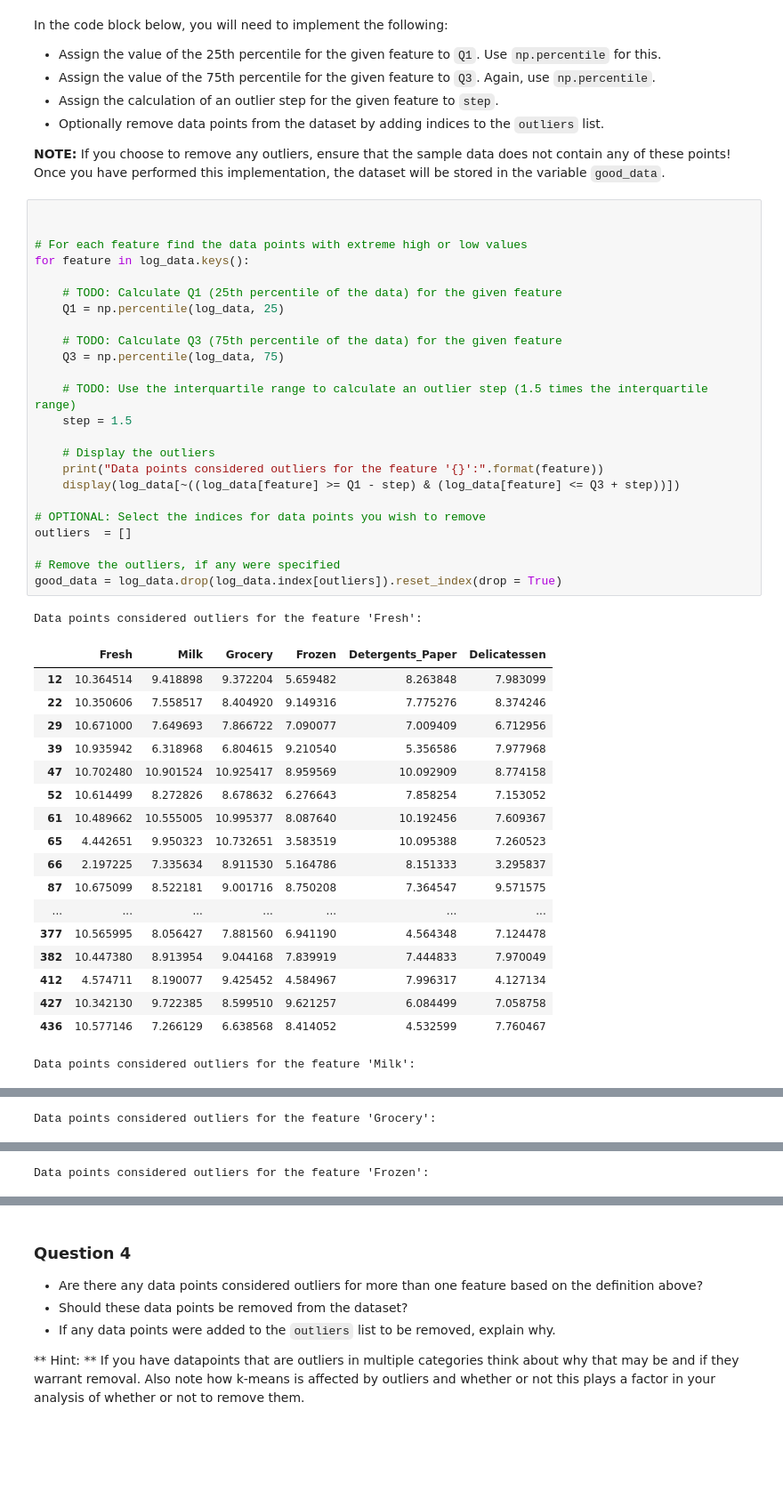
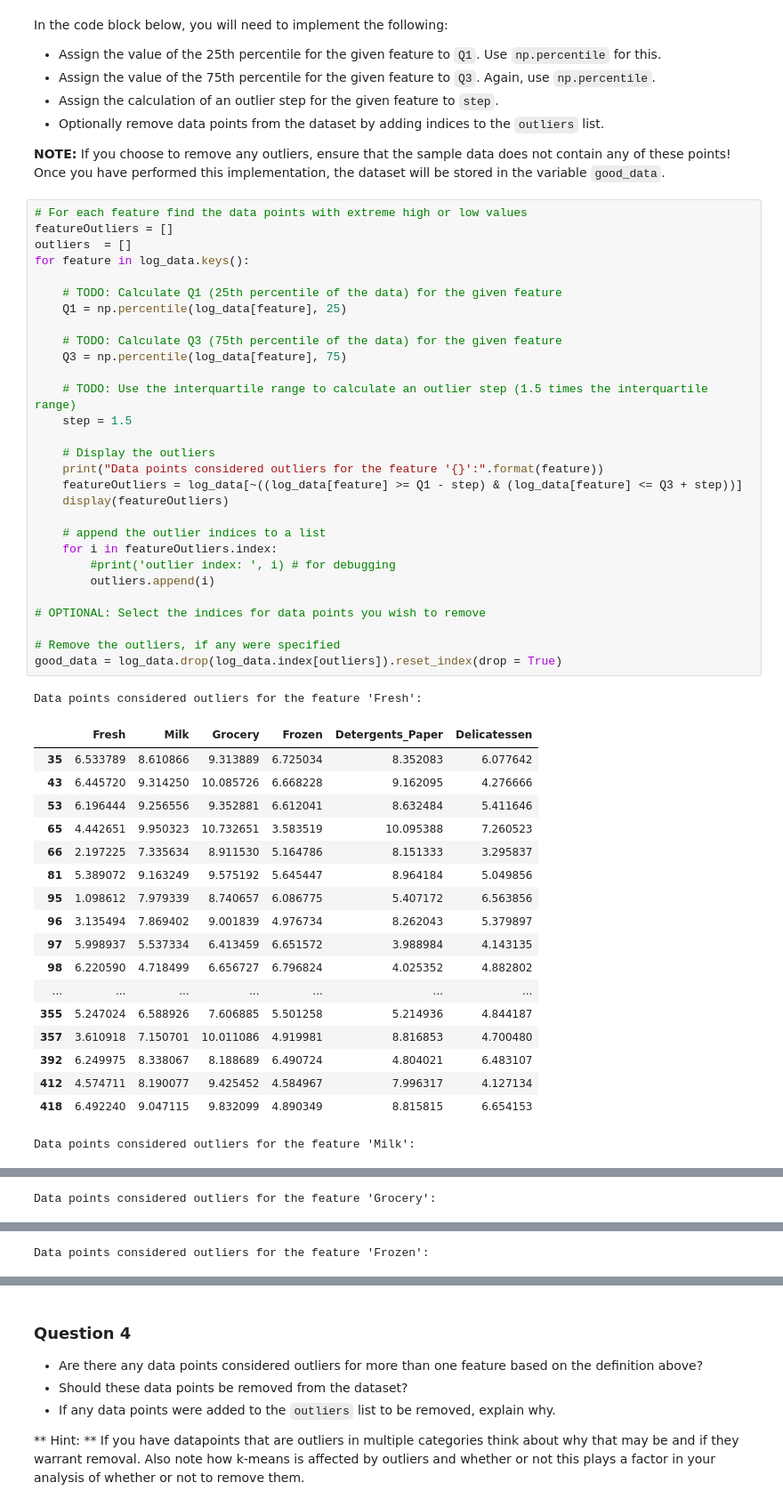
Before and after one commit to smmuzza/machine-learning, a Jupyter notebook: projects/customer_segments/customer_segments.ipynb, the cells around one changed output, grey strips where cells are left out. Shown at 89% size. Drawn from its saved outputs; the diff is of its cells as text; blank space fills up the shorter version.

```diff
--- a/projects/customer_segments/customer_segments.ipynb
+++ b/projects/customer_segments/customer_segments.ipynb
@@ -239,48 +240,53 @@ In the code block below, you will need to implement the following:
 **NOTE:** If you choose to remove any outliers, ensure that the sample data does not contain any of these points!
 Once you have performed this implementation, the dataset will be stored in the variable `good_data`.
 # %%
-
-
 # For each feature find the data points with extreme high or low values
+featureOutliers = []
+outliers  = []
 for feature in log_data.keys():
 
     # TODO: Calculate Q1 (25th percentile of the data) for the given feature
-    Q1 = np.percentile(log_data, 25)
+    Q1 = np.percentile(log_data[feature], 25)
 
     # TODO: Calculate Q3 (75th percentile of the data) for the given feature
-    Q3 = np.percentile(log_data, 75)
+    Q3 = np.percentile(log_data[feature], 75)
 
     # TODO: Use the interquartile range to calculate an outlier step (1.5 times the interquartile range)
     step = 1.5
 
     # Display the outliers
     print("Data points considered outliers for the feature '{}':".format(feature))
-    display(log_data[~((log_data[feature] >= Q1 - step) & (log_data[feature] <= Q3 + step))])
+    featureOutliers = log_data[~((log_data[feature] >= Q1 - step) & (log_data[feature] <= Q3 + step))]
+    display(featureOutliers)
+
+    # append the outlier indices to a list
+    for i in featureOutliers.index:
+        #print('outlier index: ', i) # for debugging
+        outliers.append(i)
 
 # OPTIONAL: Select the indices for data points you wish to remove
-outliers  = []
 
 # Remove the outliers, if any were specified
 good_data = log_data.drop(log_data.index[outliers]).reset_index(drop = True)
 # %% [output]
 Data points considered outliers for the feature 'Fresh':
 |  | Fresh | Milk | Grocery | Frozen | Detergents_Paper | Delicatessen |
-| 12 | 10.364514 | 9.418898 | 9.372204 | 5.659482 | 8.263848 | 7.983099 |
-| 22 | 10.350606 | 7.558517 | 8.404920 | 9.149316 | 7.775276 | 8.374246 |
-| 29 | 10.671000 | 7.649693 | 7.866722 | 7.090077 | 7.009409 | 6.712956 |
-| 39 | 10.935942 | 6.318968 | 6.804615 | 9.210540 | 5.356586 | 7.977968 |
-| 47 | 10.702480 | 10.901524 | 10.925417 | 8.959569 | 10.092909 | 8.774158 |
-| 52 | 10.614499 | 8.272826 | 8.678632 | 6.276643 | 7.858254 | 7.153052 |
-| 61 | 10.489662 | 10.555005 | 10.995377 | 8.087640 | 10.192456 | 7.609367 |
+| 35 | 6.533789 | 8.610866 | 9.313889 | 6.725034 | 8.352083 | 6.077642 |
+| 43 | 6.445720 | 9.314250 | 10.085726 | 6.668228 | 9.162095 | 4.276666 |
+| 53 | 6.196444 | 9.256556 | 9.352881 | 6.612041 | 8.632484 | 5.411646 |
 | 65 | 4.442651 | 9.950323 | 10.732651 | 3.583519 | 10.095388 | 7.260523 |
 | 66 | 2.197225 | 7.335634 | 8.911530 | 5.164786 | 8.151333 | 3.295837 |
-| 87 | 10.675099 | 8.522181 | 9.001716 | 8.750208 | 7.364547 | 9.571575 |
+| 81 | 5.389072 | 9.163249 | 9.575192 | 5.645447 | 8.964184 | 5.049856 |
+| 95 | 1.098612 | 7.979339 | 8.740657 | 6.086775 | 5.407172 | 6.563856 |
+| 96 | 3.135494 | 7.869402 | 9.001839 | 4.976734 | 8.262043 | 5.379897 |
+| 97 | 5.998937 | 5.537334 | 6.413459 | 6.651572 | 3.988984 | 4.143135 |
+| 98 | 6.220590 | 4.718499 | 6.656727 | 6.796824 | 4.025352 | 4.882802 |
 | ... | ... | ... | ... | ... | ... | ... |
-| 377 | 10.565995 | 8.056427 | 7.881560 | 6.941190 | 4.564348 | 7.124478 |
-| 382 | 10.447380 | 8.913954 | 9.044168 | 7.839919 | 7.444833 | 7.970049 |
+| 355 | 5.247024 | 6.588926 | 7.606885 | 5.501258 | 5.214936 | 4.844187 |
+| 357 | 3.610918 | 7.150701 | 10.011086 | 4.919981 | 8.816853 | 4.700480 |
+| 392 | 6.249975 | 8.338067 | 8.188689 | 6.490724 | 4.804021 | 6.483107 |
 | 412 | 4.574711 | 8.190077 | 9.425452 | 4.584967 | 7.996317 | 4.127134 |
-| 427 | 10.342130 | 9.722385 | 8.599510 | 9.621257 | 6.084499 | 7.058758 |
-| 436 | 10.577146 | 7.266129 | 6.638568 | 8.414052 | 4.532599 | 7.760467 |
+| 418 | 6.492240 | 9.047115 | 9.832099 | 4.890349 | 8.815815 | 6.654153 |
 Data points considered outliers for the feature 'Milk':
 |  | Fresh | Milk | Grocery | Frozen | Detergents_Paper | Delicatessen |
 | 23 | 10.180096 | 10.502956 | 9.999661 | 8.547528 | 8.374938 | 9.712509 |
```
Also changed, not shown: parts of 6 cells of this notebook, 2 other files.
